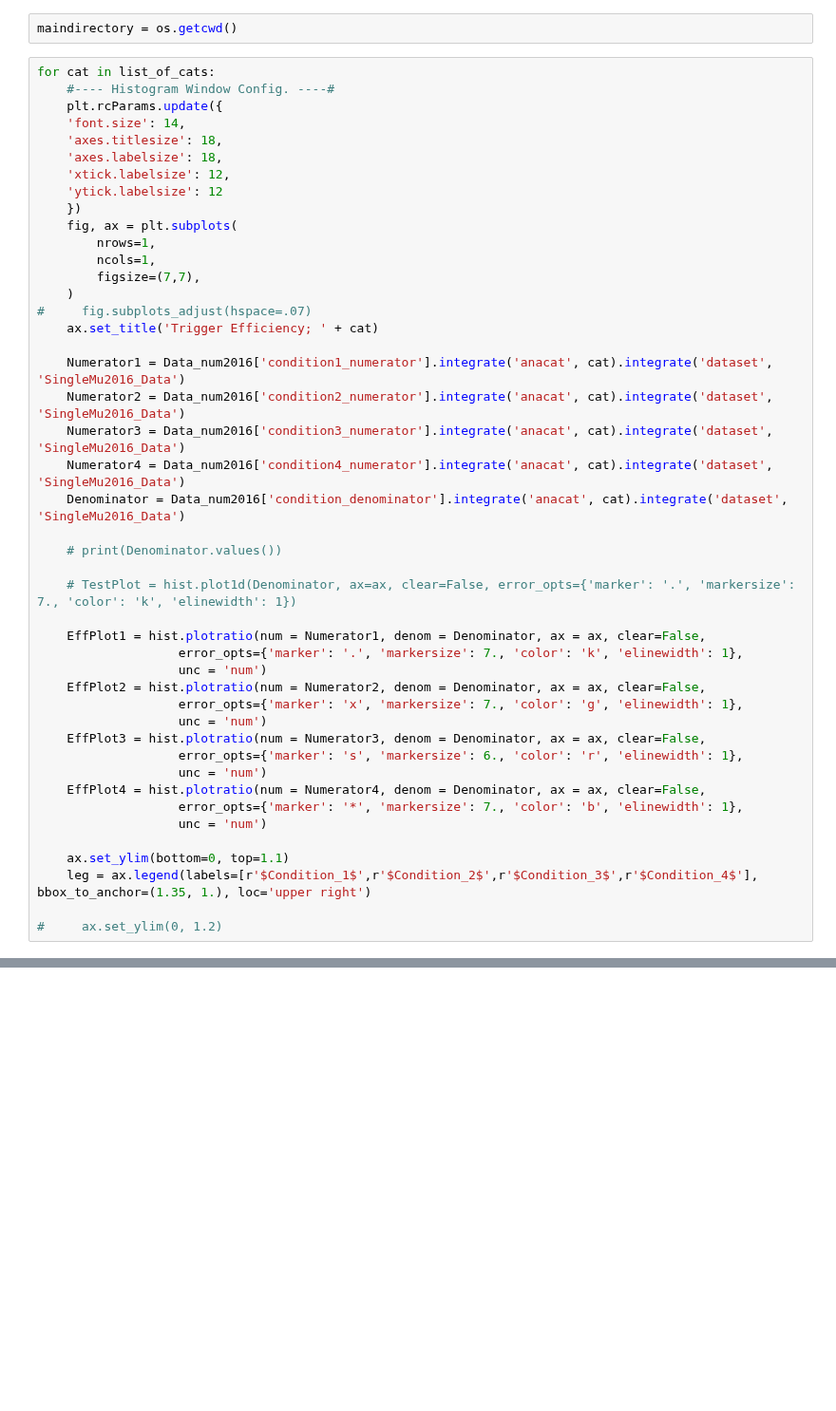
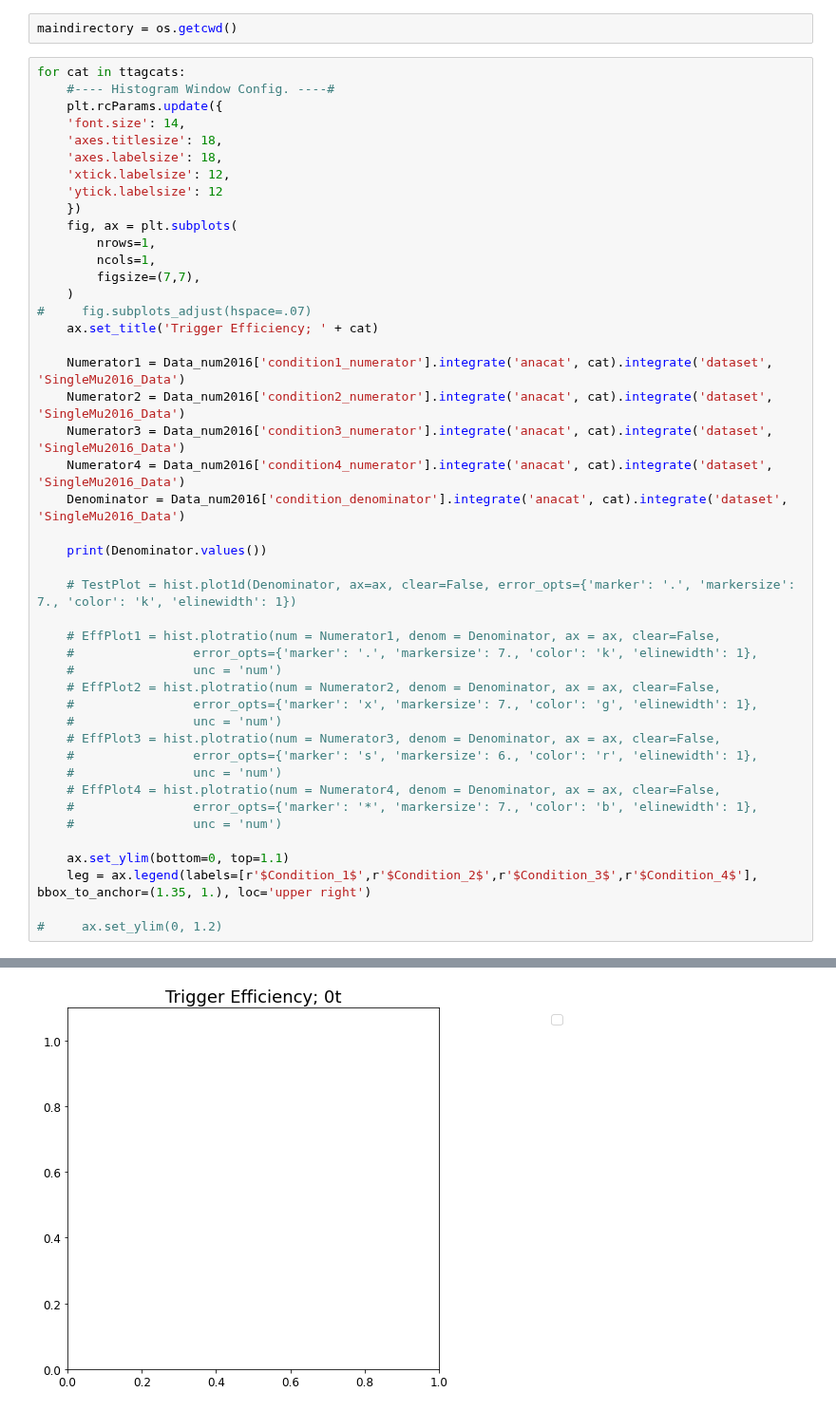
Before and after one commit to b2g-nano/TTbarAllHadUproot, a Jupyter notebook: TTbarResCoffea_TriggerAnalysis.ipynb, the cells around one changed output, grey strips where cells are left out. Shown at 95% size. Drawn from its saved outputs; the diff is of its cells as text; blank space fills up the shorter version.

```diff
--- a/TTbarResCoffea_TriggerAnalysis.ipynb
+++ b/TTbarResCoffea_TriggerAnalysis.ipynb
@@ -58,7 +78,7 @@ list_of_bcats = [ b+y for b,y in itertools.product( btagcats, ycats) ]
 # %%
 maindirectory = os.getcwd()
 # %%
-for cat in list_of_cats:
+for cat in ttagcats:
     #---- Histogram Window Config. ----#
     plt.rcParams.update({
     'font.size': 14,
@@ -81,24 +101,25 @@ for cat in list_of_cats:
     Numerator4 = Data_num2016['condition4_numerator'].integrate('anacat', cat).integrate('dataset', 'SingleMu2016_Data')
     Denominator = Data_num2016['condition_denominator'].integrate('anacat', cat).integrate('dataset', 'SingleMu2016_Data')
 
-    # print(Denominator.values())
+    print(Denominator.values())
 
     # TestPlot = hist.plot1d(Denominator, ax=ax, clear=False, error_opts={'marker': '.', 'markersize': 7., 'color': 'k', 'elinewidth': 1})
 
-    EffPlot1 = hist.plotratio(num = Numerator1, denom = Denominator, ax = ax, clear=False,
-                   error_opts={'marker': '.', 'markersize': 7., 'color': 'k', 'elinewidth': 1},
-                   unc = 'num')
-    EffPlot2 = hist.plotratio(num = Numerator2, denom = Denominator, ax = ax, clear=False,
-                   error_opts={'marker': 'x', 'markersize': 7., 'color': 'g', 'elinewidth': 1},
-                   unc = 'num')
-    EffPlot3 = hist.plotratio(num = Numerator3, denom = Denominator, ax = ax, clear=False,
-                   error_opts={'marker': 's', 'markersize': 6., 'color': 'r', 'elinewidth': 1},
-                   unc = 'num')
-    EffPlot4 = hist.plotratio(num = Numerator4, denom = Denominator, ax = ax, clear=False,
-                   error_opts={'marker': '*', 'markersize': 7., 'color': 'b', 'elinewidth': 1},
-                   unc = 'num')
+    # EffPlot1 = hist.plotratio(num = Numerator1, denom = Denominator, ax = ax, clear=False,
+    #                error_opts={'marker': '.', 'markersize': 7., 'color': 'k', 'elinewidth': 1},
+    #                unc = 'num')
+    # EffPlot2 = hist.plotratio(num = Numerator2, denom = Denominator, ax = ax, clear=False,
+    #                error_opts={'marker': 'x', 'markersize': 7., 'color': 'g', 'elinewidth': 1},
+    #                unc = 'num')
+    # EffPlot3 = hist.plotratio(num = Numerator3, denom = Denominator, ax = ax, clear=False,
+    #                error_opts={'marker': 's', 'markersize': 6., 'color': 'r', 'elinewidth': 1},
+    #                unc = 'num')
+    # EffPlot4 = hist.plotratio(num = Numerator4, denom = Denominator, ax = ax, clear=False,
+    #                error_opts={'marker': '*', 'markersize': 7., 'color': 'b', 'elinewidth': 1},
+    #                unc = 'num')
 
     ax.set_ylim(bottom=0, top=1.1)
     leg = ax.legend(labels=[r'$Condition_1$',r'$Condition_2$',r'$Condition_3$',r'$Condition_4$'], bbox_to_anchor=(1.35, 1.), loc='upper right')
 
 #     ax.set_ylim(0, 1.2)
+# %% [output]
@@ -104,0 +128 @@ for cat in list_of_cats:
+[figure, added]
```
Also changed, not shown: parts of 4 cells of this notebook, 2 other files.
